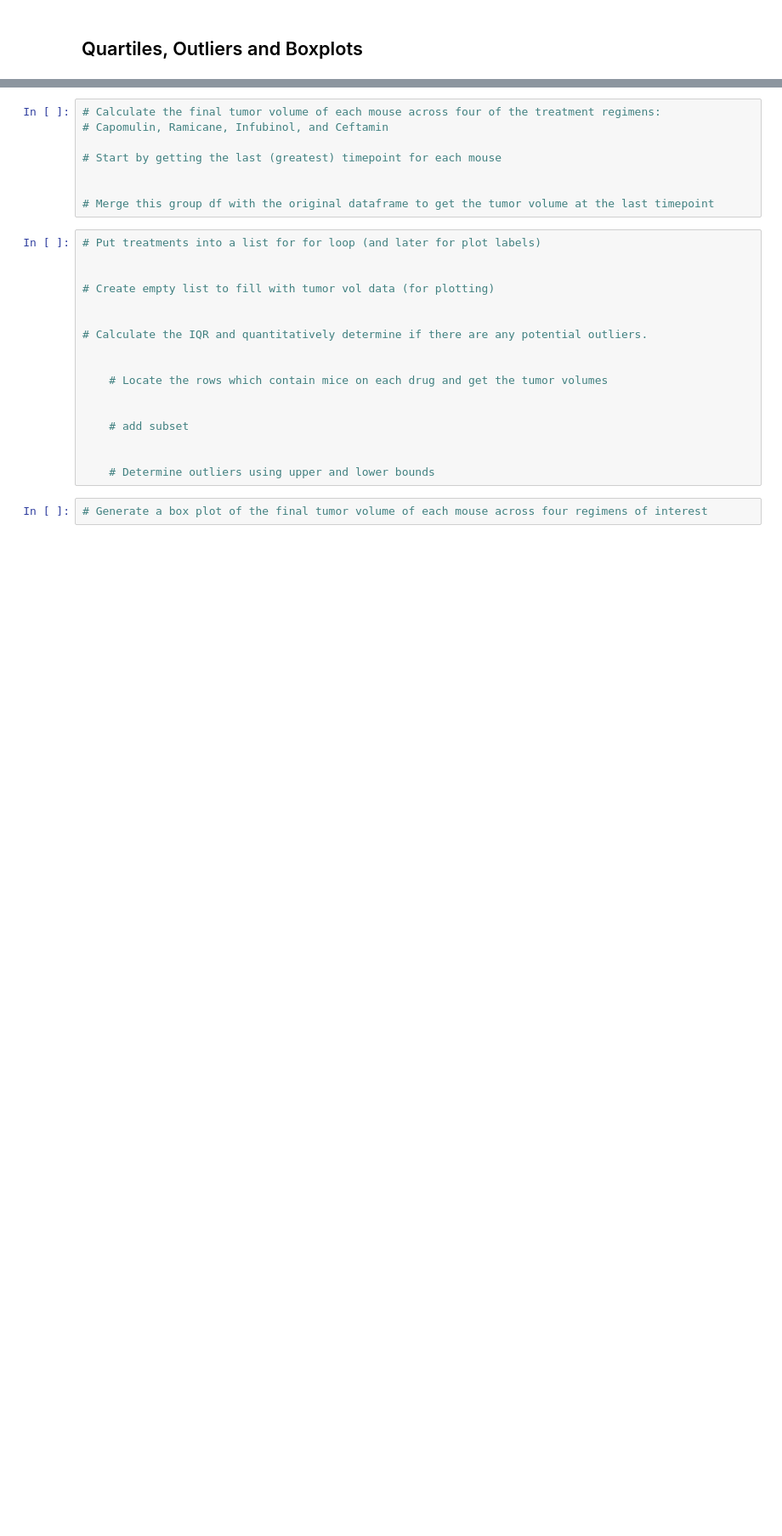
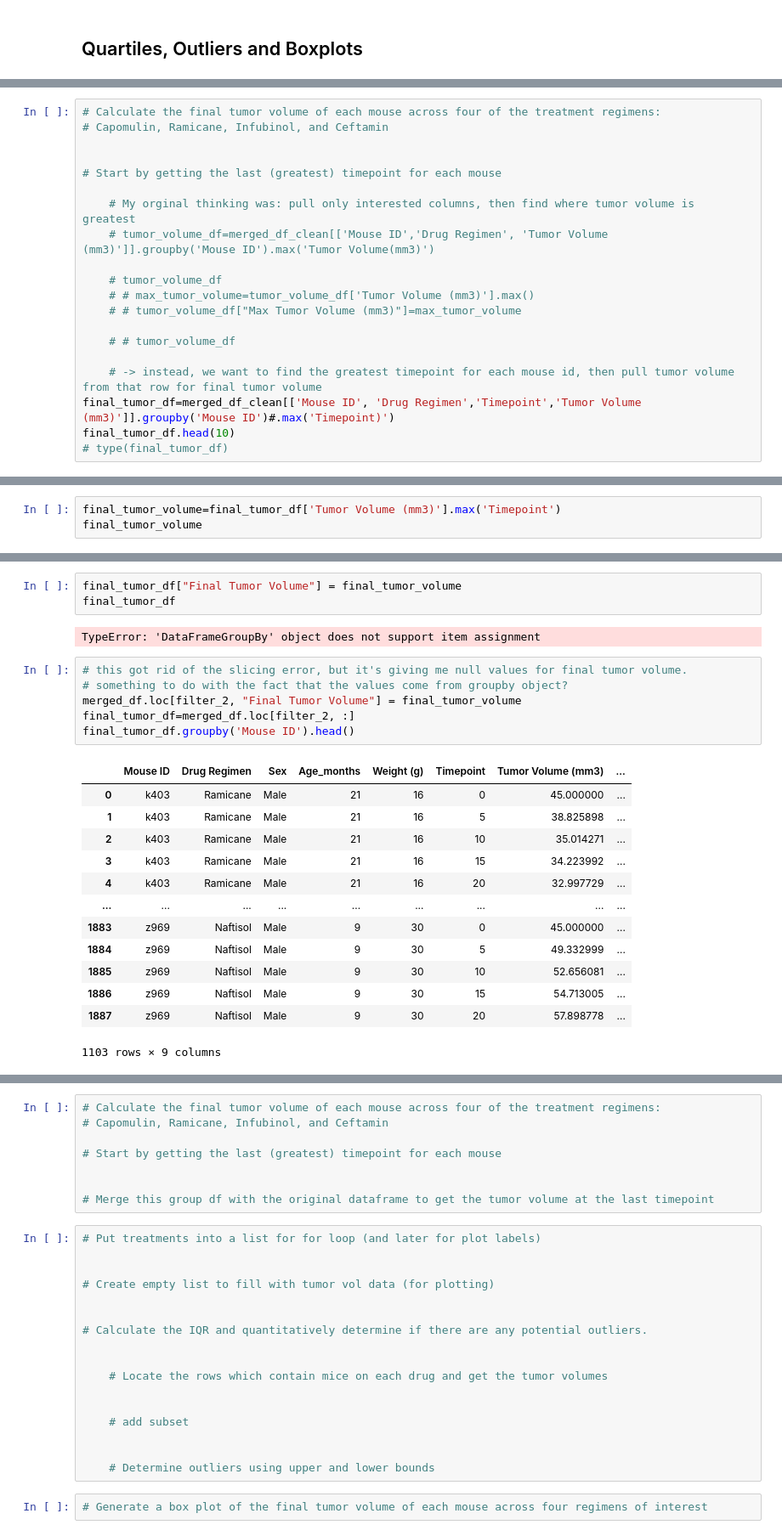
Before and after one commit to acsours/matplotlib-homework, a Jupyter notebook: pymaceuticals_starter.ipynb, the cells around one changed output, grey strips where cells are left out. Shown: that part at 85% size. Drawn from its saved outputs; the diff is of its cells as text; blank space fills up the shorter version.

Commit message:
final tumor volume series retrieved

```diff
--- a/pymaceuticals_starter.ipynb
+++ b/pymaceuticals_starter.ipynb
@@ -407,0 +467,20 @@ plt.show()
+# %%
+# Calculate the final tumor volume of each mouse across four of the treatment regimens:
+# Capomulin, Ramicane, Infubinol, and Ceftamin
+
+
+# Start by getting the last (greatest) timepoint for each mouse
+
+    # My orginal thinking was: pull only interested columns, then find where tumor volume is greatest
+    # tumor_volume_df=merged_df_clean[['Mouse ID','Drug Regimen', 'Tumor Volume (mm3)']].groupby('Mouse ID').max('Tumor Volume(mm3)')
+
+    # tumor_volume_df
+    # # max_tumor_volume=tumor_volume_df['Tumor Volume (mm3)'].max()
+    # # tumor_volume_df["Max Tumor Volume (mm3)"]=max_tumor_volume
+
+    # # tumor_volume_df
+
+    # -> instead, we want to find the greatest timepoint for each mouse id, then pull tumor volume from that row for final tumor volume
+final_tumor_df=merged_df_clean[['Mouse ID', 'Drug Regimen','Timepoint','Tumor Volume (mm3)']].groupby('Mouse ID')#.max('Timepoint)')
+final_tumor_df.head(10)
+# type(final_tumor_df)
@@ -407,0 +501,3 @@ plt.show()
+# %%
+final_tumor_volume=final_tumor_df['Tumor Volume (mm3)'].max('Timepoint')
+final_tumor_volume
@@ -407,0 +532,25 @@ plt.show()
+# %%
+final_tumor_df["Final Tumor Volume"] = final_tumor_volume
+final_tumor_df
+# %% [output]
+TypeError: 'DataFrameGroupBy' object does not support item assignment
+# %%
+# this got rid of the slicing error, but it's giving me null values for final tumor volume.
+# something to do with the fact that the values come from groupby object?
+merged_df.loc[filter_2, "Final Tumor Volume"] = final_tumor_volume
+final_tumor_df=merged_df.loc[filter_2, :]
+final_tumor_df.groupby('Mouse ID').head()
+# %% [output]
+|  | Mouse ID | Drug Regimen | Sex | Age_months | Weight (g) | Timepoint | Tumor Volume (mm3) | ... |
+| 0 | k403 | Ramicane | Male | 21 | 16 | 0 | 45.000000 | ... |
+| 1 | k403 | Ramicane | Male | 21 | 16 | 5 | 38.825898 | ... |
+| 2 | k403 | Ramicane | Male | 21 | 16 | 10 | 35.014271 | ... |
+| 3 | k403 | Ramicane | Male | 21 | 16 | 15 | 34.223992 | ... |
+| 4 | k403 | Ramicane | Male | 21 | 16 | 20 | 32.997729 | ... |
+| ... | ... | ... | ... | ... | ... | ... | ... | ... |
+| 1883 | z969 | Naftisol | Male | 9 | 30 | 0 | 45.000000 | ... |
+| 1884 | z969 | Naftisol | Male | 9 | 30 | 5 | 49.332999 | ... |
+| 1885 | z969 | Naftisol | Male | 9 | 30 | 10 | 52.656081 | ... |
+| 1886 | z969 | Naftisol | Male | 9 | 30 | 15 | 54.713005 | ... |
+| 1887 | z969 | Naftisol | Male | 9 | 30 | 20 | 57.898778 | ... |
+1103 rows × 9 columns
```
Also changed, not shown: parts of 14 cells of this notebook.
